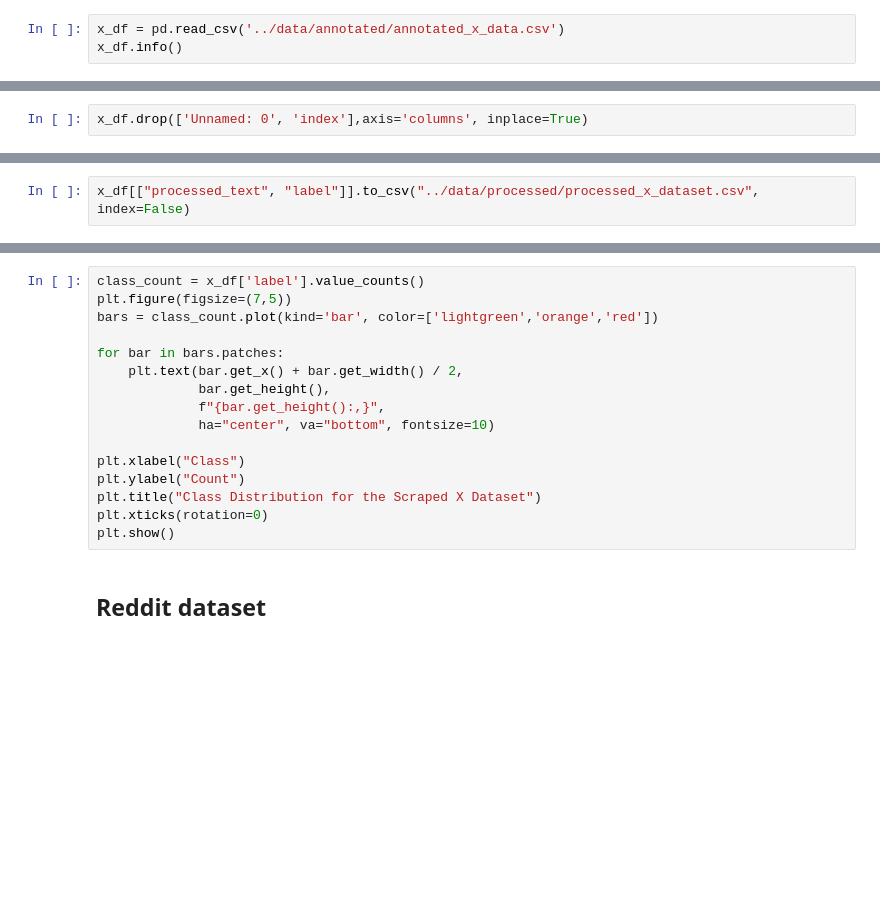
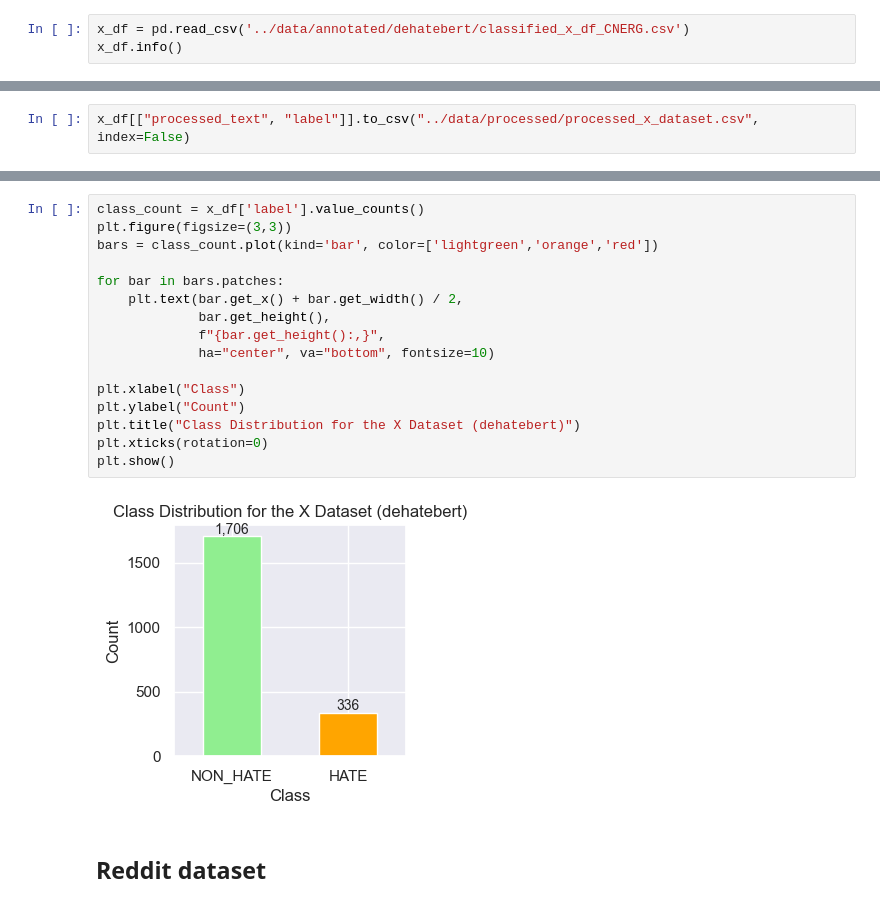
Before and after one commit to dud3yyy/Hate_Speech_Detection_Thesis, a Jupyter notebook: notebooks/data_processing.ipynb, the cells around one changed output, grey strips where cells are left out. Cells and saved outputs as stored; diff of their text form; blank space fills up the shorter version.

Commit message:
updated the datasets and models w new annotation method

```diff
--- a/notebooks/data_processing.ipynb
+++ b/notebooks/data_processing.ipynb
@@ -20,5 +30,5 @@ sns.set()
 # %% [markdown]
 ## X dataset
 # %%
-x_df = pd.read_csv('../data/annotated/annotated_x_data.csv')
+x_df = pd.read_csv('../data/annotated/dehatebert/classified_x_df_CNERG.csv')
 x_df.info()
@@ -31,4 +83,2 @@ print(f"Duplicates: {x_df.duplicated().sum()}")
-# %%
-x_df.drop(['Unnamed: 0', 'index'],axis='columns', inplace=True)
 # %%
 x_df
@@ -145,19 +280,21 @@ plt.show()
 # %%
 class_count = x_df['label'].value_counts()
-plt.figure(figsize=(7,5))
+plt.figure(figsize=(3,3))
 bars = class_count.plot(kind='bar', color=['lightgreen','orange','red'])
 
 for bar in bars.patches:
     plt.text(bar.get_x() + bar.get_width() / 2,
              bar.get_height(),
              f"{bar.get_height():,}",
              ha="center", va="bottom", fontsize=10)
 
 plt.xlabel("Class")
 plt.ylabel("Count")
-plt.title("Class Distribution for the Scraped X Dataset")
+plt.title("Class Distribution for the X Dataset (dehatebert)")
 plt.xticks(rotation=0)
 plt.show()
+# %% [output]
+[figure, added]
 # %% [markdown]
 ## Reddit dataset
 # %%
```
Also changed, not shown: parts of 29 cells of this notebook, 8 other files.
